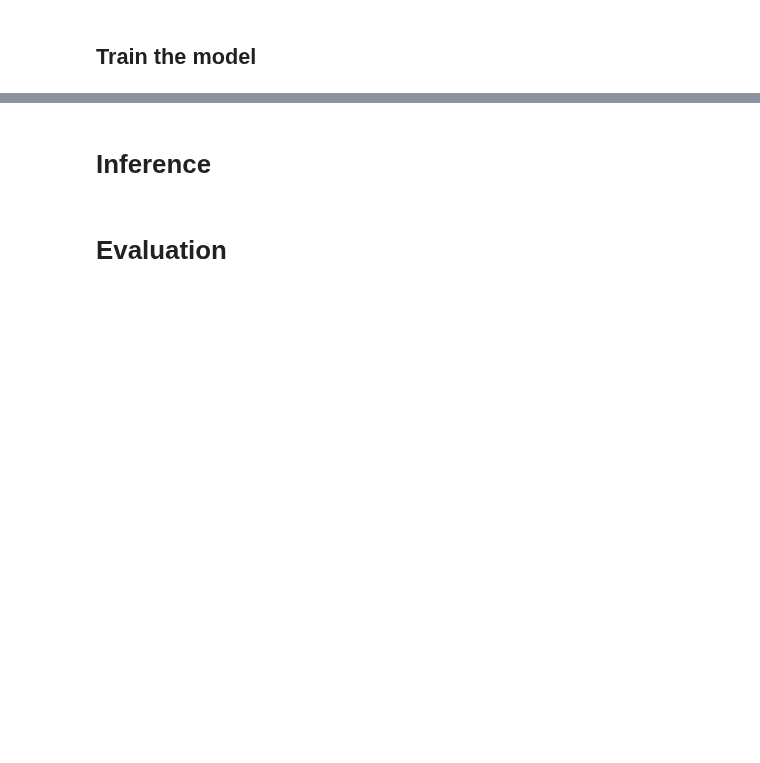
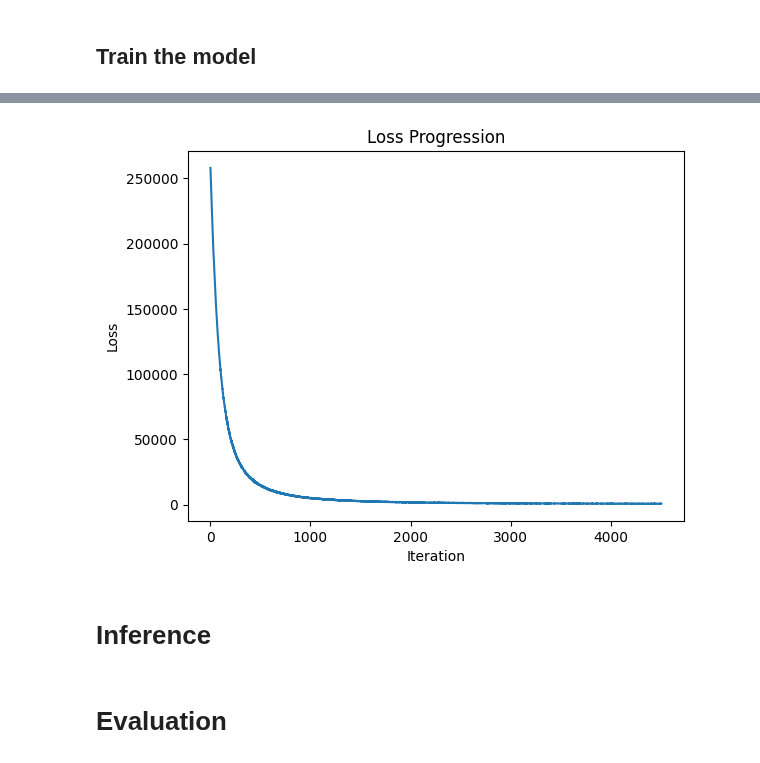
Before and after one commit to DomizianoScarcelli/spotify-recommender, a Jupyter notebook: NN_recommender.ipynb, the cells around one changed output, grey strips where cells are left out. Saved outputs shown, nothing was run; the diff lists cells and outputs as text; code cells hidden in the pictures; blank space fills up the shorter version.

```diff
--- a/NN_recommender.ipynb
+++ b/NN_recommender.ipynb
@@ -357,24 +309,25 @@ class DAE(DAE_tied):
     def __init__(self, conf):
         super(DAE, self).__init__(conf)
         self.initval_dir = conf["initval"]
+        self.device = torch.device("cuda" if torch.cuda.is_available() else "cpu")
 
     def init_weight(self):
         if self.initval_dir == 'NULL':
-            self.weights['encoder_h'] = nn.Parameter(torch.FloatTensor(self.n_input, self.n_hidden))
+            self.weights['encoder_h'] = nn.Parameter(torch.FloatTensor(self.n_input, self.n_hidden).to(self.device))
             nn.init.xavier_uniform_(self.weights['encoder_h'])
-            self.weights['decoder_h'] = nn.Parameter(torch.FloatTensor(self.n_input, self.n_hidden))
+            self.weights['decoder_h'] = nn.Parameter(torch.FloatTensor(self.n_input, self.n_hidden).to(self.device))
             nn.init.xavier_uniform_(self.weights['decoder_h'])
-            self.biases['encoder_b'] = nn.Parameter(torch.FloatTensor(self.n_hidden))
+            self.biases['encoder_b'] = nn.Parameter(torch.FloatTensor(self.n_hidden).to(self.device))
             nn.init.zeros_(self.biases['encoder_b'])
-            self.biases['decoder_b'] = nn.Parameter(torch.FloatTensor(self.n_input))
+            self.biases['decoder_b'] = nn.Parameter(torch.FloatTensor(self.n_input).to(self.device))
             nn.init.zeros_(self.biases['decoder_b'])
         else:
             with open(self.initval_dir, 'rb') as f:
                 emb = pickle.load(f)
-            self.weights['encoder_h'] = nn.Parameter(torch.FloatTensor(emb[0]))
-            self.weights['decoder_h'] = nn.Parameter(torch.FloatTensor(emb[1]))
-            self.biases['encoder_b'] = nn.Parameter(torch.FloatTensor(emb[2]))
-            self.biases['decoder_b'] = nn.Parameter(torch.FloatTensor(emb[3]))
+            self.weights['encoder_h'] = nn.Parameter(torch.FloatTensor(emb[0]).to(self.device))
+            self.weights['decoder_h'] = nn.Parameter(torch.FloatTensor(emb[1]).to(self.device))
+            self.biases['encoder_b'] = nn.Parameter(torch.FloatTensor(emb[2]).to(self.device))
+            self.biases['decoder_b'] = nn.Parameter(torch.FloatTensor(emb[3]).to(self.device))
 
         self.d_params = [self.weights['encoder_h'], self.weights['decoder_h'],
                          self.biases['encoder_b'], self.biases['decoder_b']]
@@ -392,19 +345,22 @@ class DAE(DAE_tied):
 
       l2 = encoder_h_l2 + decoder_b_l2 + encoder_b_l2 + decoder_h_l2
       return l2
+# %%
+device = torch.device("cuda" if torch.cuda.is_available() else "cpu")
 # %%
 #Hyperparameters used in the paper
 conf = {
     'batch': 250,
     'n_input': SONGS_VECTOR_LENGTH + ARTIST_VECTOR_LENGTH,
     'hidden': 256,
-    'lr': 0.005,
+    'lr': 0.0001,
     'reg_lambda': 0.0,
     'initval': "NULL",
     "keep_prob": 0.8,
-    "input_keep_prob": 0.8,
+    "input_keep_prob": 0.8, # This isn't used for now because of the .uniform()
     'save': os.path.join(SAVED_MODELS, "dae_model.pickle")
 }
 dae_model = DAE(conf)
 dae_model.init_weight()
 optimizer = optim.Adam(dae_model.d_params, lr=conf['lr'])
+# optimizer = optim.SGD(dae_model.d_params, lr=conf['lr'], momentum=0.9)
@@ -414,7 +374,9 @@ optimizer = optim.Adam(dae_model.d_params, lr=conf['lr'])
 from tqdm.notebook import tqdm
 import random
 
-NUM_EPOCHS = 10
+NUM_EPOCHS = 20
+min_loss = 1_000
+best_params = []
 with songs_converter.make_torch_dataloader(num_epochs = NUM_EPOCHS) as songs_dataloader:
   with artist_converter.make_torch_dataloader(num_epochs = NUM_EPOCHS) as artists_dataloader:
     losses = []
@@ -431,6 +393,10 @@ with songs_converter.make_torch_dataloader(num_epochs = NUM_EPOCHS) as songs_dat
 
       song_dense = padded_tensors_to_dense_matrix(padded_song_tensor, SONG_SHAPE)
       artist_dense = padded_tensors_to_dense_matrix(padded_artist_tensor, ARTIST_SHAPE)
+
+      song_dense = song_dense.to(device)
+      artist_dense = artist_dense.to(device)
+
 
       rand_int = np.random.randint(2)
       if rand_int == 0:
@@ -454,5 +420,12 @@ with songs_converter.make_torch_dataloader(num_epochs = NUM_EPOCHS) as songs_dat
 
       losses.append(loss)
 
+
+      if loss < min_loss:
+        min_loss = loss
+        del best_params
+        best_params = [param.cpu().detach().numpy() for param in dae_model.d_params]
+        print(f"Best loss achieved: {min_loss}, parameters saved!")
+
       if batch_idx % 10 == 0:
         print(f"Loss: {loss}")
@@ -459,11 +455,13 @@ with songs_converter.make_torch_dataloader(num_epochs = NUM_EPOCHS) as songs_dat
 # %%
 import matplotlib.pyplot as plt
 x = np.arange(len(losses))
-plt.plot(x, losses)
+plt.plot(x, [loss.item() for loss in losses])
 plt.xlabel('Iteration')
 plt.ylabel('Loss')
 plt.title('Loss Progression')
 plt.show()
+# %% [output]
+[figure, added]
 # %% [markdown]
 # Inference
 # %%
```
Also changed, not shown: parts of 18 cells of this notebook.
